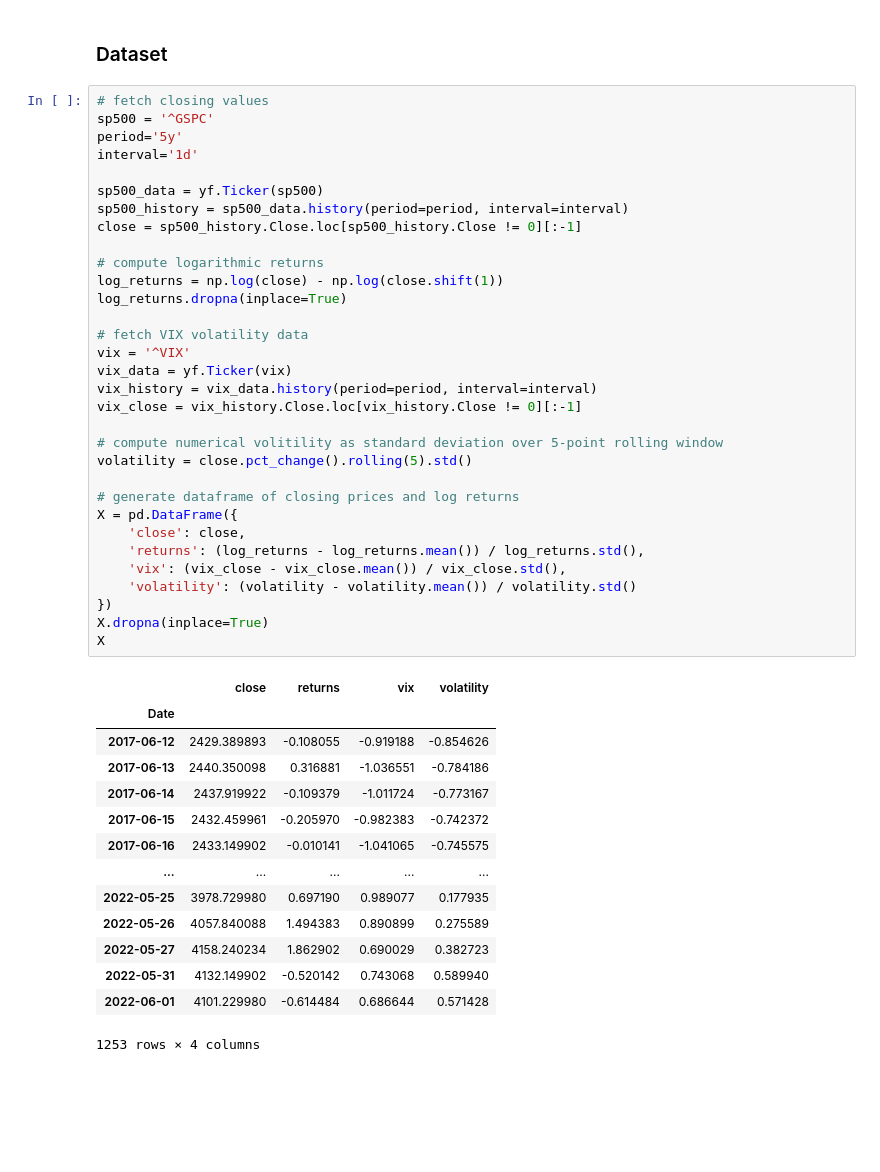
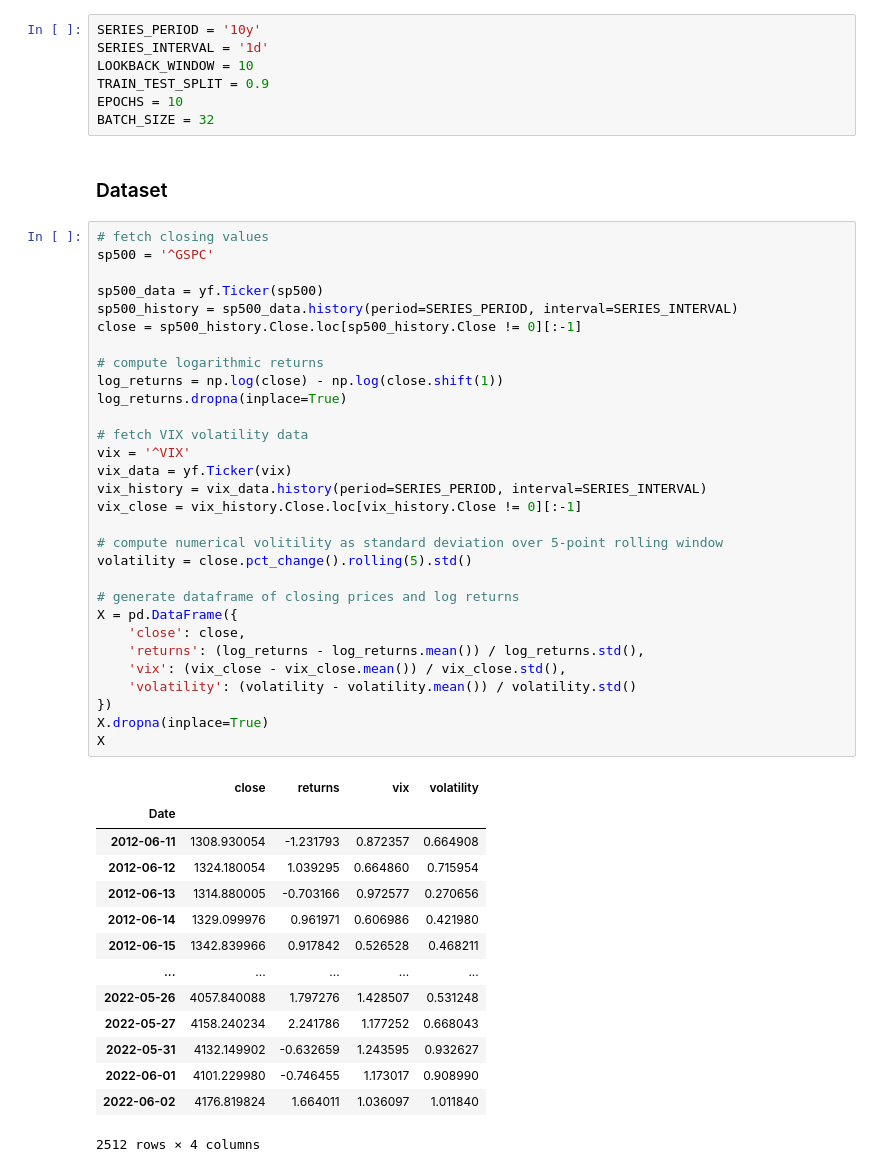
Before and after one commit to gittmp/sustainable-risk-modelling, a Jupyter notebook: Program/risk-forecasting.ipynb, the cells around one changed output. Cells and saved outputs as stored; diff of their text form; blank space fills up the shorter version.

```diff
--- a/Program/risk-forecasting.ipynb
+++ b/Program/risk-forecasting.ipynb
@@ -14,52 +33,57 @@ from tensorflow.keras.layers import Dense, LSTM
+# %%
+SERIES_PERIOD = '10y'
+SERIES_INTERVAL = '1d'
+LOOKBACK_WINDOW = 10
+TRAIN_TEST_SPLIT = 0.9
+EPOCHS = 10
+BATCH_SIZE = 32
 # %% [markdown]
 ### Dataset
 # %%
 # fetch closing values
 sp500 = '^GSPC'
-period='5y'
-interval='1d'
 
 sp500_data = yf.Ticker(sp500)
-sp500_history = sp500_data.history(period=period, interval=interval)
+sp500_history = sp500_data.history(period=SERIES_PERIOD, interval=SERIES_INTERVAL)
 close = sp500_history.Close.loc[sp500_history.Close != 0][:-1]
 
 # compute logarithmic returns
 log_returns = np.log(close) - np.log(close.shift(1))
 log_returns.dropna(inplace=True)
 
 # fetch VIX volatility data
 vix = '^VIX'
 vix_data = yf.Ticker(vix)
-vix_history = vix_data.history(period=period, interval=interval)
+vix_history = vix_data.history(period=SERIES_PERIOD, interval=SERIES_INTERVAL)
 vix_close = vix_history.Close.loc[vix_history.Close != 0][:-1]
 
 # compute numerical volitility as standard deviation over 5-point rolling window
 volatility = close.pct_change().rolling(5).std()
 
 # generate dataframe of closing prices and log returns
 X = pd.DataFrame({
     'close': close,
     'returns': (log_returns - log_returns.mean()) / log_returns.std(),
     'vix': (vix_close - vix_close.mean()) / vix_close.std(),
     'volatility': (volatility - volatility.mean()) / volatility.std()
 })
 X.dropna(inplace=True)
 X
 # %% [output]
 |  | close | returns | vix | volatility |
 | Date |  |  |  |  |
-| 2017-06-12 | 2429.389893 | -0.108055 | -0.919188 | -0.854626 |
-| 2017-06-13 | 2440.350098 | 0.316881 | -1.036551 | -0.784186 |
-| 2017-06-14 | 2437.919922 | -0.109379 | -1.011724 | -0.773167 |
-| 2017-06-15 | 2432.459961 | -0.205970 | -0.982383 | -0.742372 |
-| 2017-06-16 | 2433.149902 | -0.010141 | -1.041065 | -0.745575 |
+| 2012-06-11 | 1308.930054 | -1.231793 | 0.872357 | 0.664908 |
+| 2012-06-12 | 1324.180054 | 1.039295 | 0.664860 | 0.715954 |
+| 2012-06-13 | 1314.880005 | -0.703166 | 0.972577 | 0.270656 |
+| 2012-06-14 | 1329.099976 | 0.961971 | 0.606986 | 0.421980 |
+| 2012-06-15 | 1342.839966 | 0.917842 | 0.526528 | 0.468211 |
 | ... | ... | ... | ... | ... |
-| 2022-05-25 | 3978.729980 | 0.697190 | 0.989077 | 0.177935 |
-| 2022-05-26 | 4057.840088 | 1.494383 | 0.890899 | 0.275589 |
-| 2022-05-27 | 4158.240234 | 1.862902 | 0.690029 | 0.382723 |
-| 2022-05-31 | 4132.149902 | -0.520142 | 0.743068 | 0.589940 |
-| 2022-06-01 | 4101.229980 | -0.614484 | 0.686644 | 0.571428 |
+| 2022-05-26 | 4057.840088 | 1.797276 | 1.428507 | 0.531248 |
+| 2022-05-27 | 4158.240234 | 2.241786 | 1.177252 | 0.668043 |
+| 2022-05-31 | 4132.149902 | -0.632659 | 1.243595 | 0.932627 |
+| 2022-06-01 | 4101.229980 | -0.746455 | 1.173017 | 0.908990 |
+| 2022-06-02 | 4176.819824 | 1.664011 | 1.036097 | 1.011840 |
-1253 rows × 4 columns
+2512 rows × 4 columns
 # %%
 fig, ax = plt.subplots(1, 2, figsize=(12, 4), dpi=300)
 
```
Also changed, not shown: parts of 12 cells of this notebook.
